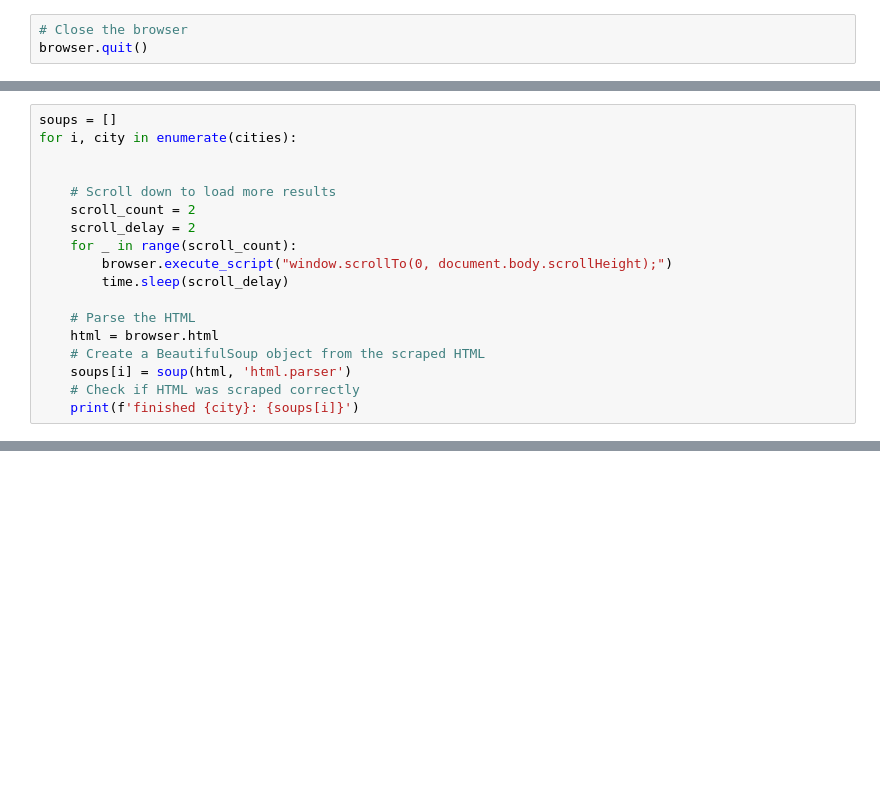
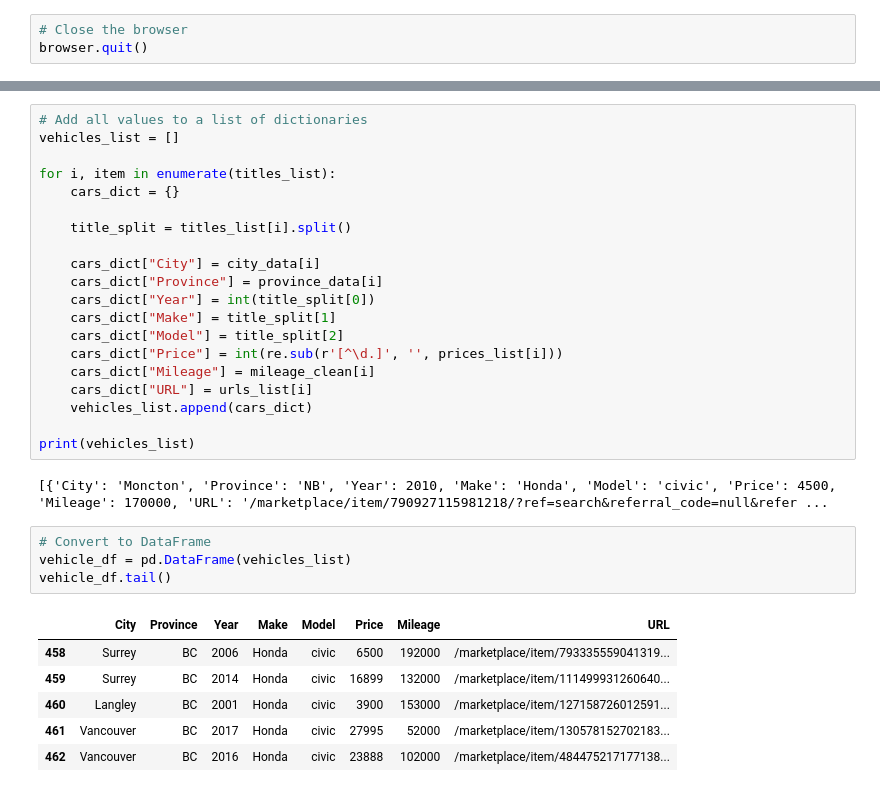
Before and after one commit to pietrostolf/facebook-marketplace-scraping, a Jupyter notebook: Marketplace_Scraper_2.ipynb, the cells around one changed output, grey strips where cells are left out. Saved outputs shown, nothing was run; the diff lists cells and outputs as text; blank space fills up the shorter version.

```diff
--- a/Marketplace_Scraper_2.ipynb
+++ b/Marketplace_Scraper_2.ipynb
@@ -105,18 +118,0 @@ for city in cities:
-# %%
-soups = []
-for i, city in enumerate(cities):
-
-
-    # Scroll down to load more results
-    scroll_count = 2
-    scroll_delay = 2
-    for _ in range(scroll_count):
-        browser.execute_script("window.scrollTo(0, document.body.scrollHeight);")
-        time.sleep(scroll_delay)
-
-    # Parse the HTML
-    html = browser.html
-    # Create a BeautifulSoup object from the scraped HTML
-    soups[i] = soup(html, 'html.parser')
-    # Check if HTML was scraped correctly
-    print(f'finished {city}: {soups[i]}')
@@ -124,0 +222,33 @@ IndexError: list assignment index out of range
+# %%
+# Add all values to a list of dictionaries
+vehicles_list = []
+
+for i, item in enumerate(titles_list):
+    cars_dict = {}
+
+    title_split = titles_list[i].split()
+
+    cars_dict["City"] = city_data[i]
+    cars_dict["Province"] = province_data[i]
+    cars_dict["Year"] = int(title_split[0])
+    cars_dict["Make"] = title_split[1]
+    cars_dict["Model"] = title_split[2]
+    cars_dict["Price"] = int(re.sub(r'[^\d.]', '', prices_list[i]))
+    cars_dict["Mileage"] = mileage_clean[i]
+    cars_dict["URL"] = urls_list[i]
+    vehicles_list.append(cars_dict)
+
+print(vehicles_list)
+# %% [output]
+[{'City': 'Moncton', 'Province': 'NB', 'Year': 2010, 'Make': 'Honda', 'Model': 'civic', 'Price': 4500, 'Mileage': 170000, 'URL': '/marketplace/item/790927115981218/?ref=search&referral_code=null&refer ...
+# %%
+# Convert to DataFrame
+vehicle_df = pd.DataFrame(vehicles_list)
+vehicle_df.tail()
+# %% [output]
+|  | City | Province | Year | Make | Model | Price | Mileage | URL |
+| 458 | Surrey | BC | 2006 | Honda | civic | 6500 | 192000 | /marketplace/item/793335559041319... |
+| 459 | Surrey | BC | 2014 | Honda | civic | 16899 | 132000 | /marketplace/item/111499931260640... |
+| 460 | Langley | BC | 2001 | Honda | civic | 3900 | 153000 | /marketplace/item/127158726012591... |
+| 461 | Vancouver | BC | 2017 | Honda | civic | 27995 | 52000 | /marketplace/item/130578152702183... |
+| 462 | Vancouver | BC | 2016 | Honda | civic | 23888 | 102000 | /marketplace/item/484475217177138... |
```
Also changed, not shown: parts of 16 cells of this notebook, 2 other files.
